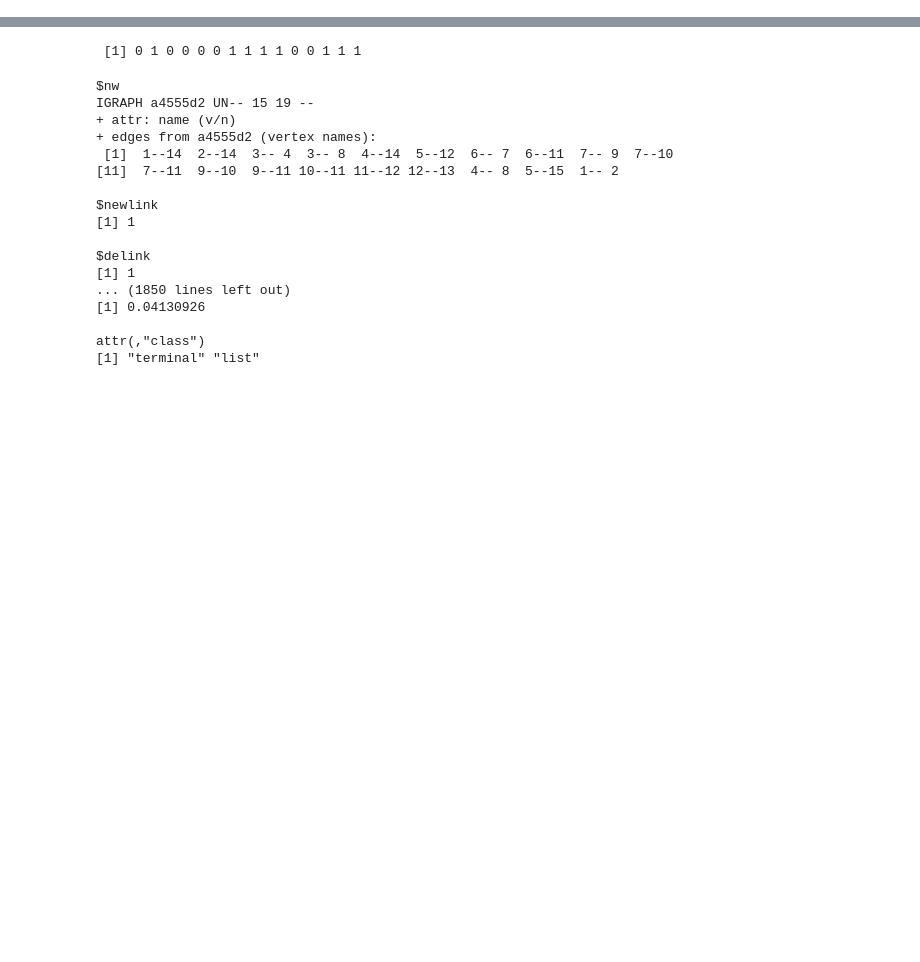
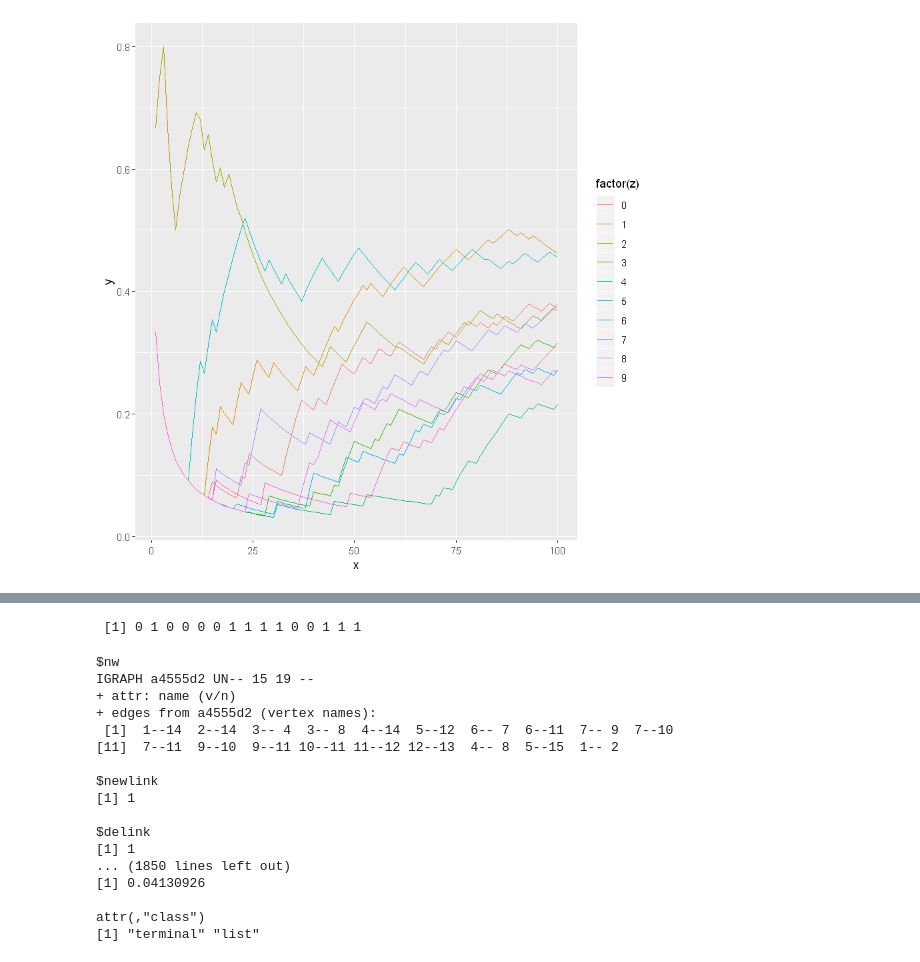
Before and after one commit to yojire/CSCS-530-Project, a Jupyter notebook: R Implementation.ipynb, the cells around one changed output, grey strips where cells are left out. Saved outputs shown, nothing was run; the diff lists cells and outputs as text; code cells hidden in the pictures; blank space fills up the shorter version.

```diff
--- a/R Implementation.ipynb
+++ b/R Implementation.ipynb
@@ -23,0 +165,4 @@ supervisor = spvs()
+# %%
+dfbias[z<10] %>% ggplot(aes(x=x,y=y,color=factor(z)))+ geom_line()
+# %% [output]
+[figure, added]
```
Also changed, not shown: parts of 33 cells of this notebook, 8 other files.
